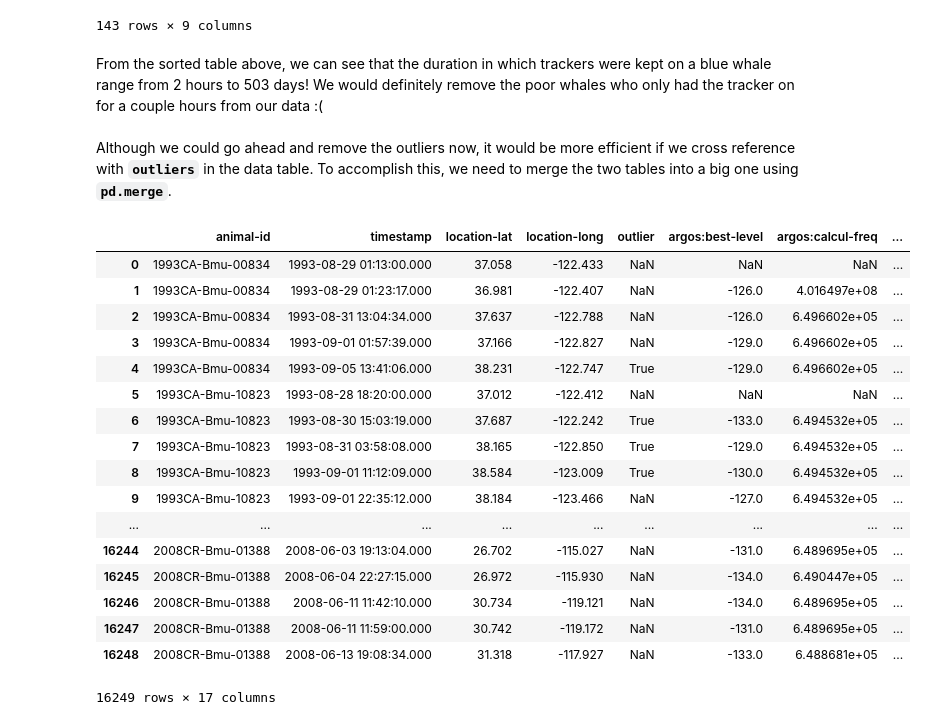
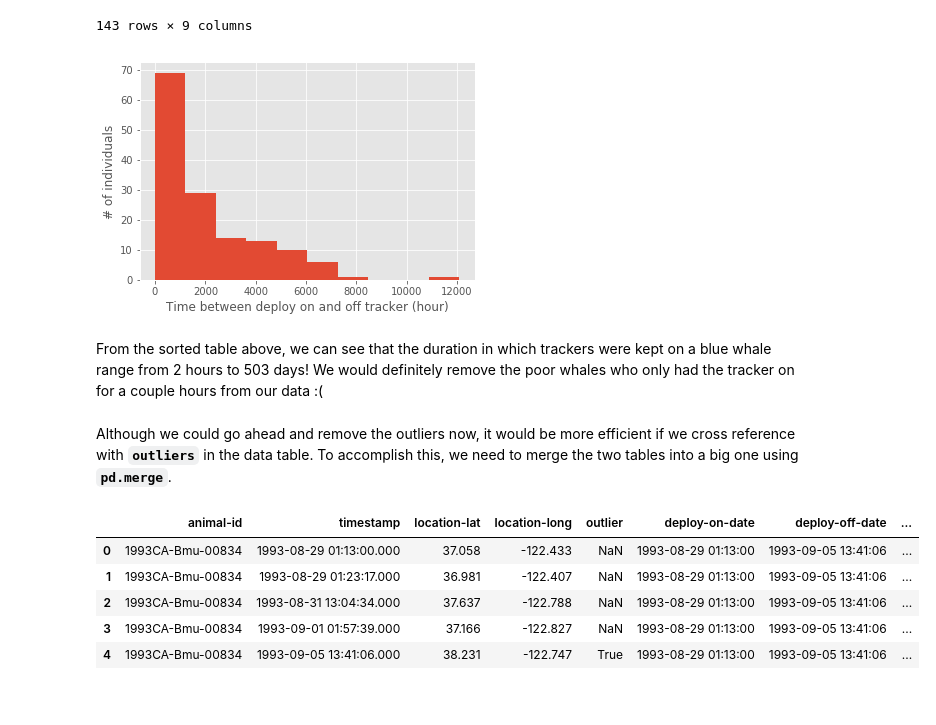
Before and after one commit to gigglypear/movebank_explore, a Jupyter notebook: code/Movebank Data Analysis Attempt.ipynb, the cells around one changed output. Saved outputs shown, nothing was run; the diff lists cells and outputs as text; code cells hidden in the pictures.

Commit message:
created histogram of timedelta type

```diff
--- a/code/Movebank Data Analysis Attempt.ipynb
+++ b/code/Movebank Data Analysis Attempt.ipynb
@@ -175,7 +198,8 @@ tag-model                        object
 dtype: object
 # %%
 whale_ref_clean.insert(3,'monitor-duration',
-                       whale_ref_clean['deploy-off-date'] - whale_ref_clean['deploy-on-date'])
+                       whale_ref_clean['deploy-off-date']
+                        - whale_ref_clean['deploy-on-date'])
 whale_ref_clean.head(3)
 # %% [output]
 |  | animal-id | deploy-on-date | deploy-off-date | monitor-duration | deploy-on-latitude | deploy-on-longitude | ... |
@@ -205,31 +242,31 @@ whale_ref_clean.sort_values('monitor-duration')
 | 108 | 2006CA-Bmu-04175 | 2006-09-13 00:13:00 | 2007-08-05 23:51:58 | 326 days 23:38:58 | 34.101 | -120.615 | ... |
 | 88 | 2004CA-Bmu-00840 | 2004-08-20 17:06:00 | 2006-01-06 16:08:02 | 503 days 23:02:02 | 37.417 | -123.076 | ... |
 143 rows × 9 columns
+# %%
+(whale_ref_clean['monitor-duration'] / pd.Timedelta(hours=1)).hist()
+plt.xlabel('Time between deploy on and off tracker (hour)')
+plt.ylabel('# of individuals');
+# %% [output]
+[figure, added]
 # %% [markdown]
-From the sorted table above, we can see that the duration in which trackers were kept on a  blue whale range from 2 hours to 503 days! We would definitely remove the poor whales who only had the tracker on for a couple hours from our data :( <br> <br> Although we could go ahead and remove the outliers now, it would be more efficient if we cross reference with __`outliers`__ in the data table. To accomplish this, we need to merge the two tables into a big one using __`pd.merge`__.
+From the sorted table above, we can see that the duration in which trackers were kept on a  blue whale range from 2 hours to 503 days! We would definitely remove the poor whales who only had the tracker on for a couple hours from our data :(
+# %% [markdown]
+Although we could go ahead and remove the outliers now, it would be more efficient if we cross reference with __`outliers`__ in the data table. To accomplish this, we need to merge the two tables into a big one using __`pd.merge`__.
 # %%
 whale = pd.merge(whale_data_clean,
                  whale_ref_clean[['animal-id', 'deploy-on-date', 'deploy-off-date',
                                   'monitor-duration', 'deploy-on-latitude',
                                   'deploy-on-longitude', 'study-site']],
                  on='animal-id')
-whale
+whale = whale[['animal-id', 'timestamp', 'location-lat', 'location-long', 'outlier',
+               'deploy-on-date', 'deploy-off-date', 'monitor-duration', 'deploy-on-latitude',
+               'deploy-on-longitude', 'study-site', 'sensor-type', 'argos:best-level',
+               'argos:calcul-freq','argos:no-mes-rec', 'argos:no-mes-rec-120']]
+whale.head()
 # %% [output]
-|  | animal-id | timestamp | location-lat | location-long | outlier | argos:best-level | argos:calcul-freq | ... |
-| 0 | 1993CA-Bmu-00834 | 1993-08-29 01:13:00.000 | 37.058 | -122.433 | NaN | NaN | NaN | ... |
-| 1 | 1993CA-Bmu-00834 | 1993-08-29 01:23:17.000 | 36.981 | -122.407 | NaN | -126.0 | 4.016497e+08 | ... |
-| 2 | 1993CA-Bmu-00834 | 1993-08-31 13:04:34.000 | 37.637 | -122.788 | NaN | -126.0 | 6.496602e+05 | ... |
-| 3 | 1993CA-Bmu-00834 | 1993-09-01 01:57:39.000 | 37.166 | -122.827 | NaN | -129.0 | 6.496602e+05 | ... |
-| 4 | 1993CA-Bmu-00834 | 1993-09-05 13:41:06.000 | 38.231 | -122.747 | True | -129.0 | 6.496602e+05 | ... |
-| 5 | 1993CA-Bmu-10823 | 1993-08-28 18:20:00.000 | 37.012 | -122.412 | NaN | NaN | NaN | ... |
-| 6 | 1993CA-Bmu-10823 | 1993-08-30 15:03:19.000 | 37.687 | -122.242 | True | -133.0 | 6.494532e+05 | ... |
-| 7 | 1993CA-Bmu-10823 | 1993-08-31 03:58:08.000 | 38.165 | -122.850 | True | -129.0 | 6.494532e+05 | ... |
-| 8 | 1993CA-Bmu-10823 | 1993-09-01 11:12:09.000 | 38.584 | -123.009 | True | -130.0 | 6.494532e+05 | ... |
-| 9 | 1993CA-Bmu-10823 | 1993-09-01 22:35:12.000 | 38.184 | -123.466 | NaN | -127.0 | 6.494532e+05 | ... |
-| ... | ... | ... | ... | ... | ... | ... | ... | ... |
-| 16244 | 2008CR-Bmu-01388 | 2008-06-03 19:13:04.000 | 26.702 | -115.027 | NaN | -131.0 | 6.489695e+05 | ... |
-| 16245 | 2008CR-Bmu-01388 | 2008-06-04 22:27:15.000 | 26.972 | -115.930 | NaN | -134.0 | 6.490447e+05 | ... |
-| 16246 | 2008CR-Bmu-01388 | 2008-06-11 11:42:10.000 | 30.734 | -119.121 | NaN | -134.0 | 6.489695e+05 | ... |
-| 16247 | 2008CR-Bmu-01388 | 2008-06-11 11:59:00.000 | 30.742 | -119.172 | NaN | -131.0 | 6.489695e+05 | ... |
-| 16248 | 2008CR-Bmu-01388 | 2008-06-13 19:08:34.000 | 31.318 | -117.927 | NaN | -133.0 | 6.488681e+05 | ... |
+|  | animal-id | timestamp | location-lat | location-long | outlier | deploy-on-date | deploy-off-date | ... |
+| 0 | 1993CA-Bmu-00834 | 1993-08-29 01:13:00.000 | 37.058 | -122.433 | NaN | 1993-08-29 01:13:00 | 1993-09-05 13:41:06 | ... |
+| 1 | 1993CA-Bmu-00834 | 1993-08-29 01:23:17.000 | 36.981 | -122.407 | NaN | 1993-08-29 01:13:00 | 1993-09-05 13:41:06 | ... |
+| 2 | 1993CA-Bmu-00834 | 1993-08-31 13:04:34.000 | 37.637 | -122.788 | NaN | 1993-08-29 01:13:00 | 1993-09-05 13:41:06 | ... |
+| 3 | 1993CA-Bmu-00834 | 1993-09-01 01:57:39.000 | 37.166 | -122.827 | NaN | 1993-08-29 01:13:00 | 1993-09-05 13:41:06 | ... |
+| 4 | 1993CA-Bmu-00834 | 1993-09-05 13:41:06.000 | 38.231 | -122.747 | True | 1993-08-29 01:13:00 | 1993-09-05 13:41:06 | ... |
-16249 rows × 17 columns
```
Also changed, not shown: parts of 8 cells of this notebook, 1 other file.
